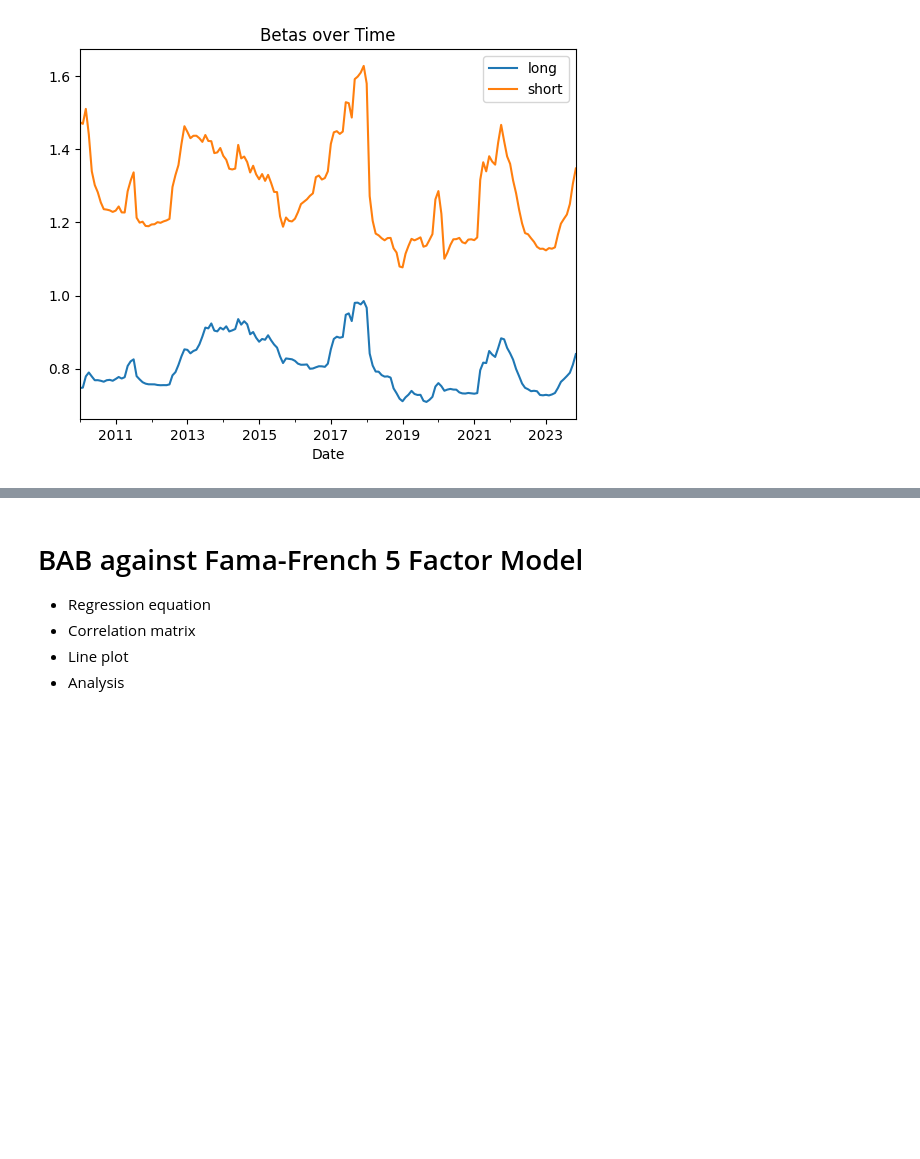
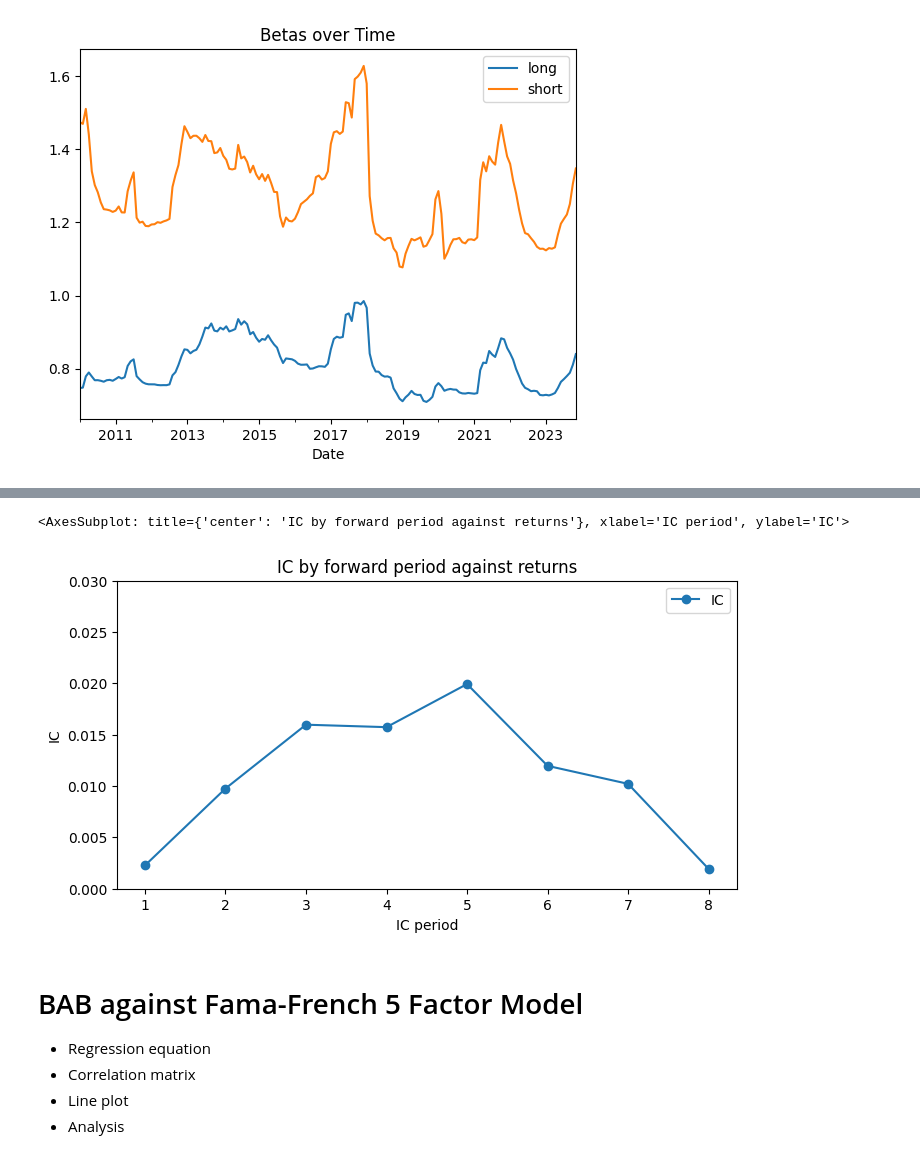
Before and after one commit to ryanczm/Betting-Against-Beta, a Jupyter notebook: bab.ipynb, the cells around one changed output, grey strips where cells are left out. Cells and saved outputs as stored; diff of their text form; code cells hidden in the pictures; blank space fills up the shorter version.

```diff
--- a/bab.ipynb
+++ b/bab.ipynb
@@ -94,0 +138,8 @@ plt.show()
+# %%
+def calc_decay(betas, stocks, n):
+    stocks = stocks.shift(-n).dropna()
+    betas = betas.loc[stocks.index]
+    stocks = stocks.unstack().values
+    betas = betas.unstack().values
+
+    return np.corrcoef(stocks,betas)[0][1]
@@ -95,3 +148,12 @@ plt.show()
+# %%
+ic = []
+for i in range(1,9):
+    ic.append(calc_decay(m_betas,eval_stocks,i))
+# %%
+pd.DataFrame(ic, index=np.arange(1,9,1), columns=['IC']).plot(ylim=[0,0.03], marker='o', xlabel='IC period', ylabel='IC', title='IC by forward period against returns', figsize=(8,4))
+# %% [output]
+<AxesSubplot: title={'center': 'IC by forward period against returns'}, xlabel='IC period', ylabel='IC'>
+[figure, added]
 # %% [markdown]
 
 # BAB against Fama-French 5 Factor Model
```
Also changed, not shown: parts of 9 cells of this notebook.
